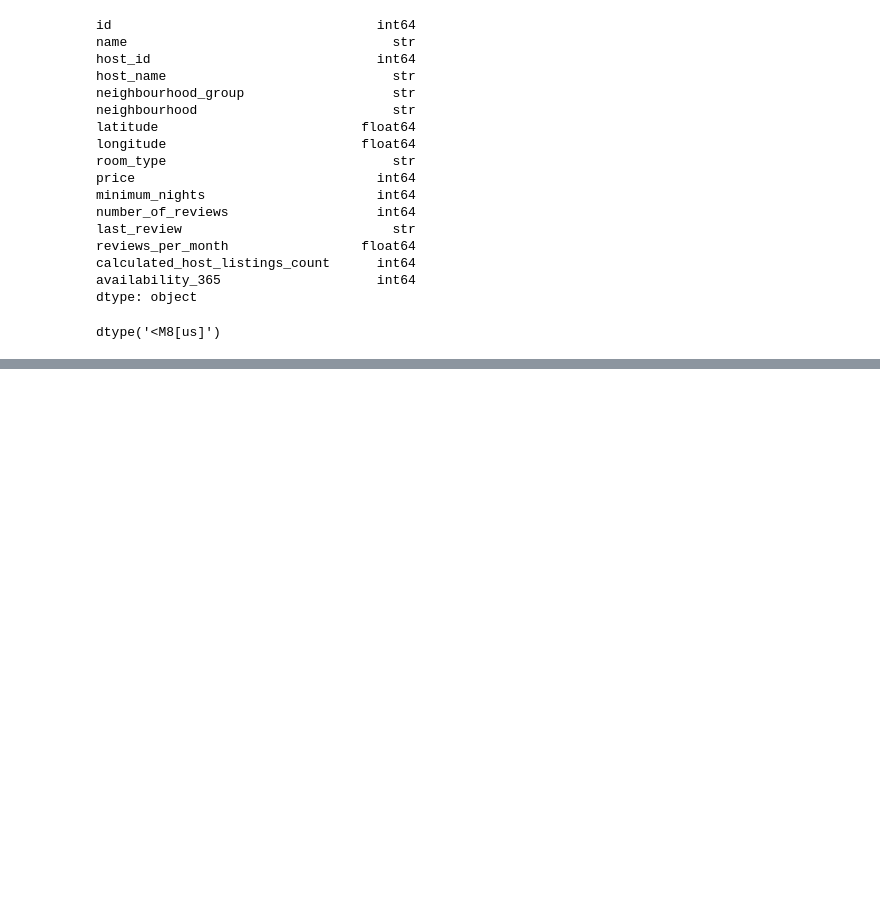
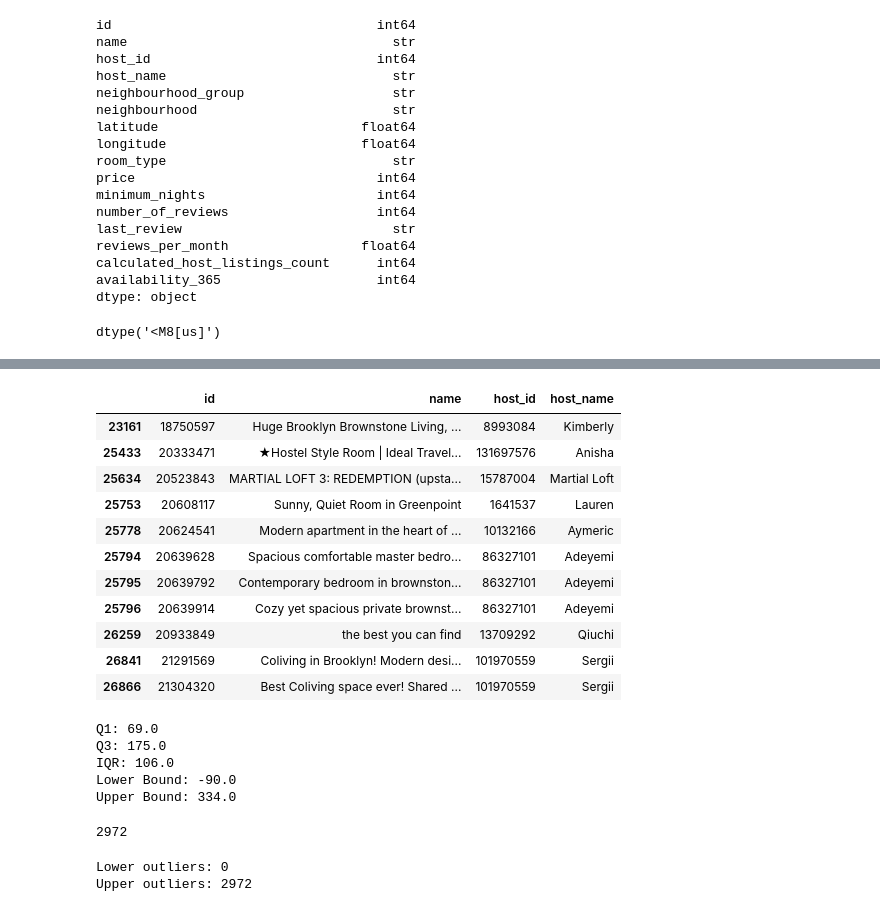
Before and after one commit to Farhat888/OIBSIP, a Jupyter notebook: DataAnalytics-L1-Task3-Cleaning-Data/notebooks/01_initial_data_quality_inspection.ipynb, the cells around one changed output, grey strips where cells are left out. Saved outputs shown, nothing was run; the diff lists cells and outputs as text; code cells hidden in the pictures; blank space fills up the shorter version.

```diff
--- a/DataAnalytics-L1-Task3-Cleaning-Data/notebooks/01_initial_data_quality_inspection.ipynb
+++ b/DataAnalytics-L1-Task3-Cleaning-Data/notebooks/01_initial_data_quality_inspection.ipynb
@@ -227,0 +248,17 @@ dtype('<M8[us]')
+# %%
+df[df["price"] == 0][
+    ["id", "name", "host_id", "host_name"]
+]
+# %% [output]
+|  | id | name | host_id | host_name |
+| 23161 | 18750597 | Huge Brooklyn Brownstone Living, ... | 8993084 | Kimberly |
+| 25433 | 20333471 | ★Hostel Style Room | Ideal Travel... | 131697576 | Anisha |
+| 25634 | 20523843 | MARTIAL LOFT 3: REDEMPTION (upsta... | 15787004 | Martial Loft |
+| 25753 | 20608117 | Sunny, Quiet Room in Greenpoint | 1641537 | Lauren |
+| 25778 | 20624541 | Modern apartment in the heart of ... | 10132166 | Aymeric |
+| 25794 | 20639628 | Spacious comfortable master bedro... | 86327101 | Adeyemi |
+| 25795 | 20639792 | Contemporary bedroom in brownston... | 86327101 | Adeyemi |
+| 25796 | 20639914 | Cozy yet spacious private brownst... | 86327101 | Adeyemi |
+| 26259 | 20933849 | the best you can find | 13709292 | Qiuchi |
+| 26841 | 21291569 | Coliving in Brooklyn! Modern desi... | 101970559 | Sergii |
+| 26866 | 21304320 | Best Coliving space ever! Shared ... | 101970559 | Sergii |
@@ -227,0 +273,30 @@ dtype('<M8[us]')
+# %%
+print("Q1:", Q1)
+print("Q3:", Q3)
+print("IQR:", IQR)
+print("Lower Bound:", lower_bound)
+print("Upper Bound:", upper_bound)
+# %% [output]
+Q1: 69.0
+Q3: 175.0
+IQR: 106.0
+Lower Bound: -90.0
+Upper Bound: 334.0
+# %%
+outliers = df[
+    (df["price"] < lower_bound) |
+    (df["price"] > upper_bound)
+]
+
+outliers.shape[0]
+# %% [output]
+2972
+# %%
+lower_outliers = df[df["price"] < lower_bound]
+upper_outliers = df[df["price"] > upper_bound]
+
+print("Lower outliers:", lower_outliers.shape[0])
+print("Upper outliers:", upper_outliers.shape[0])
+# %% [output]
+Lower outliers: 0
+Upper outliers: 2972
```
Also changed, not shown: parts of 9 cells of this notebook.
